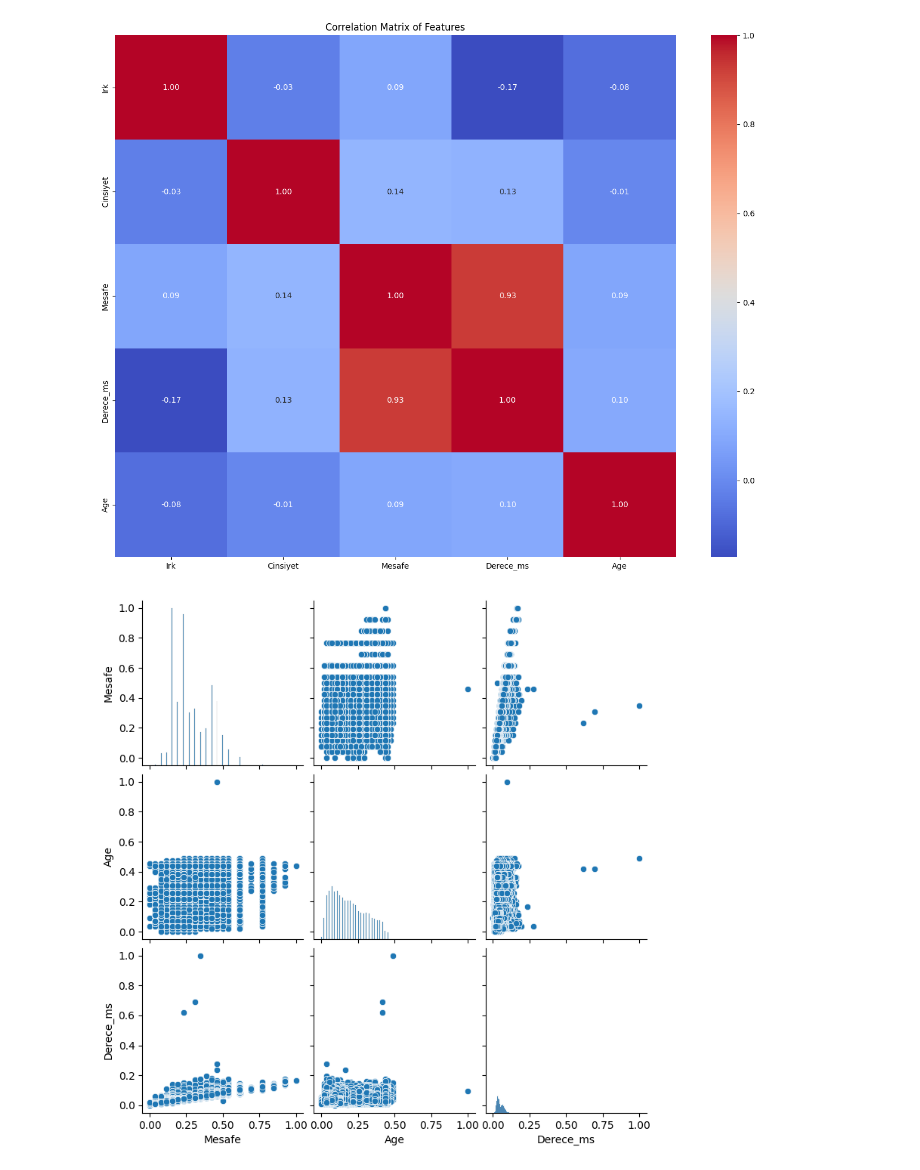
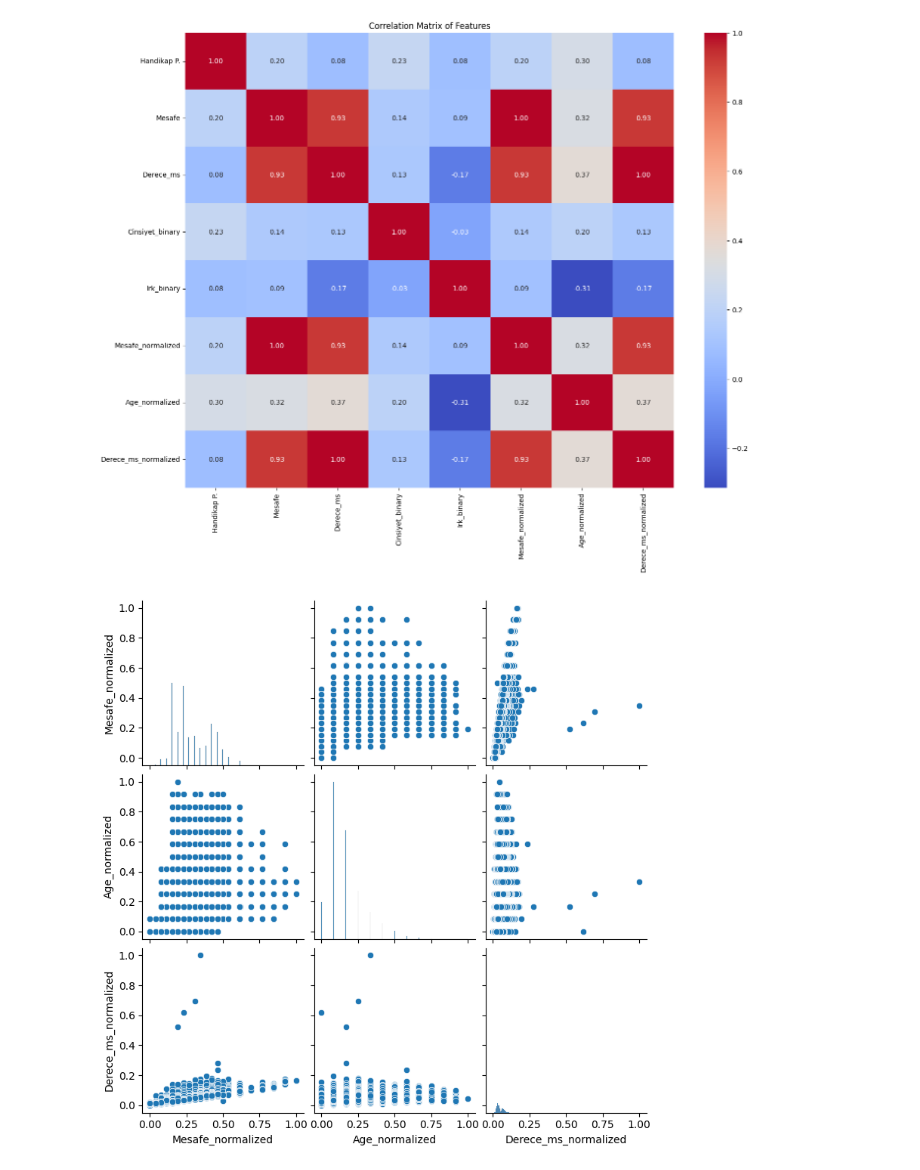
Before and after one commit to SeeknnDestroy/web-scraper, a Jupyter notebook: training.ipynb, the cells around one changed output. Saved outputs shown, nothing was run; the diff lists cells and outputs as text; code cells hidden in the pictures.

```diff
--- a/training.ipynb
+++ b/training.ipynb
@@ -2,7 +2,7 @@
 import pandas as pd
 
 # Load the dataset
-file_path = 'final_data.csv'
+file_path = 'horse_details.csv'
 df = pd.read_csv(file_path)
 
 # Display the first few rows of the dataset
@@ -141,2 +144,16 @@ print(df_cleaned[['Age', 'Condition']].describe(include='all'))
 75%         17.000000       NaN
 max         57.000000       NaN
+# %%
+# drop age column because it is not useful
+df_cleaned = df_cleaned.drop(columns=['Age'])
+
+# calculate the age of the horse at the time of the race
+df_cleaned['Doğum Tarihi'] = pd.to_datetime(df_cleaned['Doğ. Trh'], dayfirst=True)
+df_cleaned['Yarış Tarihi'] = pd.to_datetime(df_cleaned['Tarih'], dayfirst=True)
+df_cleaned['Age'] = df_cleaned['Yarış Tarihi'].dt.year - df_cleaned['Doğum Tarihi'].dt.year
+
+# drop the original columns
+df_cleaned = df_cleaned.drop(columns=['Doğ. Trh', 'Tarih', 'Doğum Tarihi', 'Yarış Tarihi'])
+
+# Display the first few rows of the cleaned and engineered dataset
+print(df_cleaned.head())
@@ -144,15 +182,15 @@ max         57.000000       NaN
 from sklearn.preprocessing import MinMaxScaler
 
 # Step 1: Convert "Cinsiyet" and "Irk" to single binary columns
-df_cleaned['Cinsiyet'] = df_cleaned['Cinsiyet'].apply(lambda x: 1 if x == 'Erkek' else 0)
-df_cleaned['Irk'] = df_cleaned['Irk'].apply(lambda x: 1 if x == 'İngiliz' else 0)
+df_cleaned['Cinsiyet_binary'] = df_cleaned['Cinsiyet'].apply(lambda x: 1 if x == 'Erkek' else 0)
+df_cleaned['Irk_binary'] = df_cleaned['Irk'].apply(lambda x: 1 if x == 'İngiliz' else 0)
 
 # Step 2: One-Hot Encode the "Condition" feature
 df_encoded = pd.get_dummies(df_cleaned, columns=['Condition'])
 
 # Step 3: Normalize numerical features
 scaler = MinMaxScaler()
-df_encoded[['Mesafe', 'Age', 'Derece_ms']] = scaler.fit_transform(df_encoded[['Mesafe', 'Age', 'Derece_ms']])
+df_encoded[['Mesafe_normalized', 'Age_normalized', 'Derece_ms_normalized']] = scaler.fit_transform(df_encoded[['Mesafe', 'Age', 'Derece_ms']])
 
 # Display the first few rows of the final prepared dataset
 print(df_encoded.head())
@@ -177,25 +215,25 @@ print(df_encoded.head())
 # %%
 import seaborn as sns
 import matplotlib.pyplot as plt
 
 # Exclude non-numeric columns for correlation matrix
 numeric_df = df_encoded.select_dtypes(include=['float64', 'int64'])
 
 # Check correlation between numerical features and encoded features
 correlation_matrix = numeric_df.corr()
 
 # Plot the correlation matrix
 plt.figure(figsize=(16, 12))
 sns.heatmap(correlation_matrix, annot=True, fmt='.2f', cmap='coolwarm')
 plt.title('Correlation Matrix of Features')
 plt.show()
 
 # Analyzing interaction between "Mesafe" and other features
-sns.pairplot(numeric_df[['Mesafe', 'Age', 'Derece_ms'] + [col for col in numeric_df.columns if 'Condition_' in col]])
+sns.pairplot(numeric_df[['Mesafe_normalized', 'Age_normalized', 'Derece_ms_normalized'] + [col for col in numeric_df.columns if 'Condition_' in col]])
 plt.show()
 # %% [output]
-[figure, old version]
+[figure, new version]
-[figure, old version]
+[figure, new version]
 # %%
 import numpy as np
 
```
Also changed, not shown: parts of 18 cells of this notebook, 3 other files.
